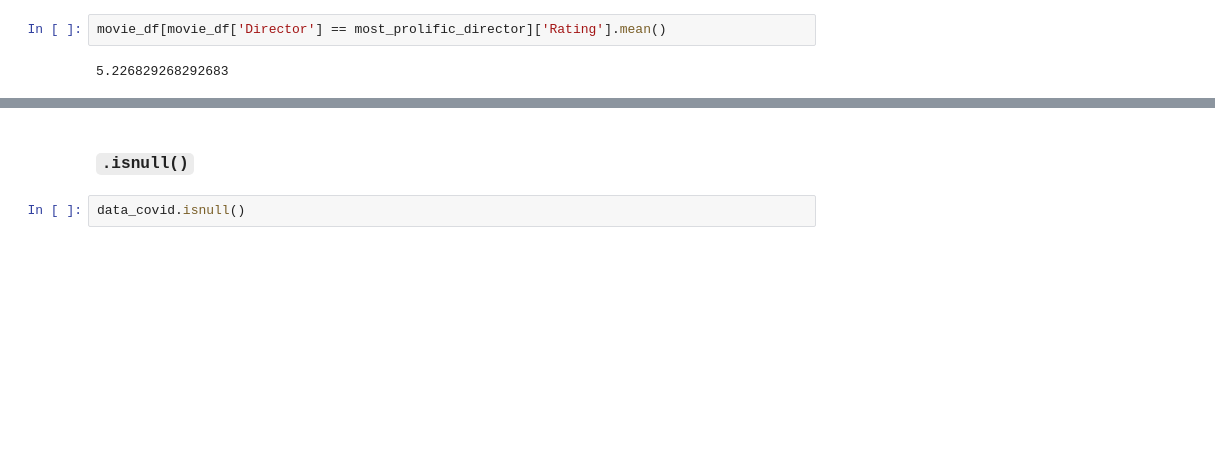
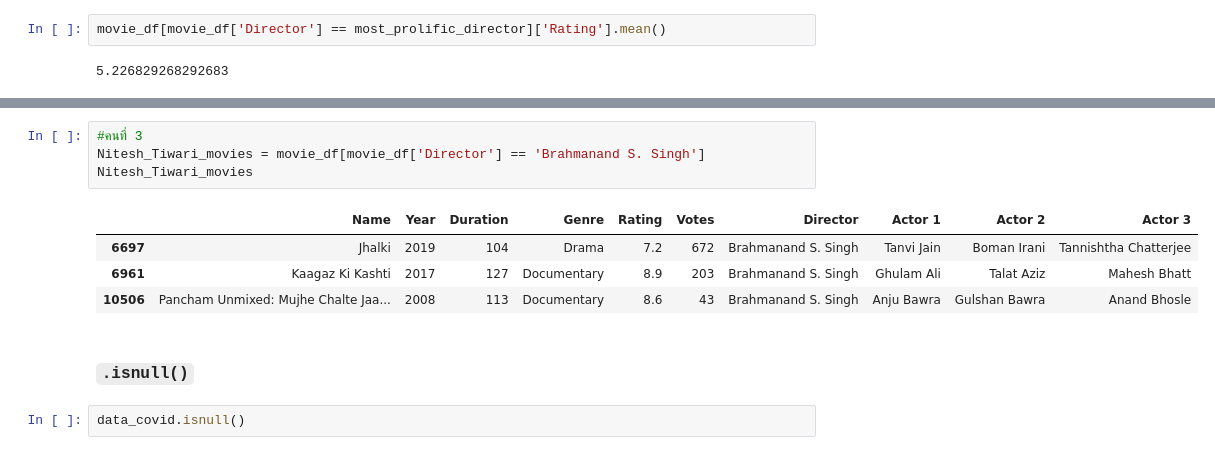
Before and after one commit to Meaiie/python_dataviz2024, a Jupyter notebook: Pandas_101.ipynb, the cells around one changed output, grey strips where cells are left out. Drawn from its saved outputs; the diff is of its cells as text; blank space fills up the shorter version.

````diff
--- a/Pandas_101.ipynb
+++ b/Pandas_101.ipynb
@@ -1018,3 +1408,12 @@ movie_df[movie_df['Director'] == most_prolific_director]['Rating'].mean()
+# %%
+#คนที่ 3
+Nitesh_Tiwari_movies = movie_df[movie_df['Director'] == 'Brahmanand S. Singh']
+Nitesh_Tiwari_movies
+# %% [output]
+|  | Name | Year | Duration | Genre | Rating | Votes | Director | Actor 1 | Actor 2 | Actor 3 |
+| 6697 | Jhalki | 2019 | 104 | Drama | 7.2 | 672 | Brahmanand S. Singh | Tanvi Jain | Boman Irani | Tannishtha Chatterjee |
+| 6961 | Kaagaz Ki Kashti | 2017 | 127 | Documentary | 8.9 | 203 | Brahmanand S. Singh | Ghulam Ali | Talat Aziz | Mahesh Bhatt |
+| 10506 | Pancham Unmixed: Mujhe Chalte Jaa... | 2008 | 113 | Documentary | 8.6 | 43 | Brahmanand S. Singh | Anju Bawra | Gulshan Bawra | Anand Bhosle |
 # %% [markdown]
 ### ```.isnull()```
 # %%
````
Also changed, not shown: parts of 21 cells of this notebook.
